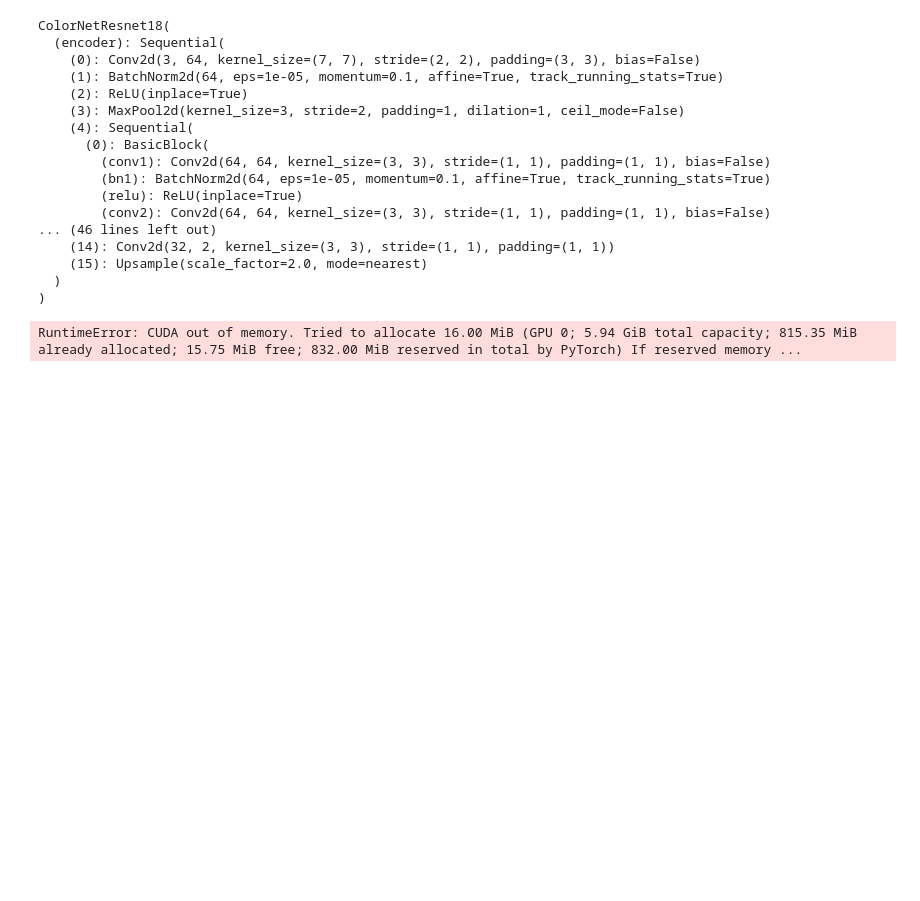
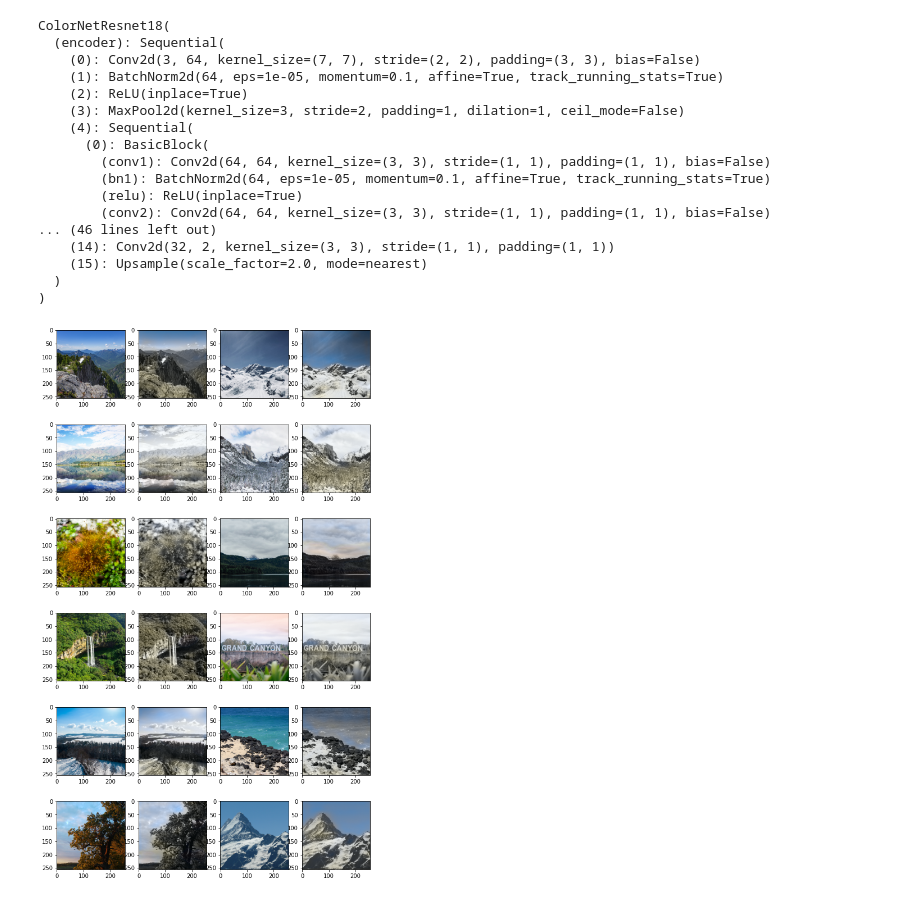
Before and after one commit to laphon/image_colorization, a Jupyter notebook: image_color_.ipynb, the cells around one changed output. Drawn from its saved outputs; the diff is of its cells as text; code cells hidden in the pictures; blank space fills up the shorter version.

Commit message:
try hsv mode

```diff
--- a/image_color_.ipynb
+++ b/image_color_.ipynb
@@ -116,7 +116,7 @@ extractors = {
 model_name = "resnet18"
 extractor = ExtractorResnet152()
 model = models[model_name](mid_input_size=extractor(torch.zeros((1, 1, 256, 256))).shape[1])
-model.load_state_dict(torch.load('models/resnet18_2022-05-22_13:40:31:218825.pth'))
+# model.load_state_dict(torch.load('models/resnet18_2022-05-22_13:40:31:218825.pth'))
 extractor.to(device)
 model.to(device)
 # %% [output]
@@ -151,6 +150,12 @@ lhq256_train, lhq256_test = get_datasets("LHQ256")
 # %%
 time = str(datetime.datetime.now()).replace('.', ':').replace(' ', '_')
 checkpoint_path = f'models/{model_name}_{time}.pth'
+color_mode = 'hsv'
+convert_fn = rgb2lab
+revert_fn = lab2rgb
+if color_mode == 'hsv':
+  convert_fn = rgb2hsv
+  revert_fn = hsv2rgb
 
 def train(model, extractor, train_dataset, plot_name, convert_fn, num_batches=10, batch_size=16, epochs=100, lr=0.1, decay=1e-10):
   losses = []
@@ -165,7 +170,6 @@ def train(model, extractor, train_dataset, plot_name, convert_fn, num_batches=10
         # sample an image batch
         batch_idx = random.choices(np.arange(len(train_dataset)), k=batch_size)
         train_images = [convert_fn(train_dataset[n][0]) for n in batch_idx]
-
         gray_inputs = torch.stack([im[0] for im in train_images]).to(device)
         color_inputs = torch.stack([im[1] for im in train_images]).to(device)
       except:
@@ -208,34 +212,34 @@ def train(model, extractor, train_dataset, plot_name, convert_fn, num_batches=10
         plt.savefig(plot_name)
         plt.close('all')
 # %%
-train(model, extractor, lhq256_train, convert_fn=rgb2lab, num_batches=5, batch_size=16, epochs=2000, lr=0.01, plot_name=f"plots/lab_losses_{time}.png")
+train(model, extractor, lhq256_train, convert_fn=rgb2hsv, num_batches=5, batch_size=16, epochs=2000, lr=0.01, plot_name=f"plots/{model_name}_hsv_losses_{time}.png")
 # %%
 # try predict colors
 pil_image = T.ToPILImage()
-convert_fn = rgb2lab
-revert_fn = lab2rgb
+convert_fn = rgb2hsv
+revert_fn = hsv2rgb
 dataset = lhq256_test
-batch_idx = random.choices(range(len(dataset)), k=4)
+batch_idx = random.choices(range(len(dataset)), k=12)
 test_images = [convert_fn(dataset[n][0]) for n in batch_idx]
 gray_inputs = torch.stack([im[0] for im in test_images]).to(device)
 color_inputs = torch.stack([im[1] for im in test_images]).to(device)
 l_inputs = torch.stack([im[2] for im in test_images]).to(device)
 global_features = extractor(gray_inputs)
 color_outputs = model(gray_inputs, global_features)
 rgb_inputs = torch.stack([dataset[n][0] for n in batch_idx])
 rgb_outputs = torch.stack([revert_fn(l_inputs[i][0], color_outputs[i][0], color_outputs[i][1]) for i in range(len(color_outputs))])
-plt.figure(figsize=(12, 35))
-nrows = len(rgb_outputs)
+plt.figure(figsize=(10, 18))
+nrows = int(len(rgb_outputs) / 2)
 ncols = 4
 for i in range(nrows):
     plt.subplot(nrows, ncols, i*ncols+1)
-    plt.imshow(pil_image(rgb_inputs[i]))
+    plt.imshow(pil_image(rgb_inputs[i*2]))
     plt.subplot(nrows, ncols, i*ncols+2)
-    plt.imshow(pil_image(rgb_outputs[i]))
+    plt.imshow(pil_image(rgb_outputs[i*2]))
     plt.subplot(nrows, ncols, i*ncols+3)
-    plt.imshow(pil_image(rgb_inputs[i]))
+    plt.imshow(pil_image(rgb_inputs[i*2+1]))
     plt.subplot(nrows, ncols, i*ncols+4)
-    plt.imshow(pil_image(rgb_outputs[i]))
-plt.savefig("result.png")
+    plt.imshow(pil_image(rgb_outputs[i*2+1]))
+plt.savefig(f"results_{model_name}_result.png")
 # %% [output]
-RuntimeError: CUDA out of memory. Tried to allocate 16.00 MiB (GPU 0; 5.94 GiB total capacity; 815.35 MiB already allocated; 15.75 MiB free; 832.00 MiB reserved in total by PyTorch) If reserved memory ...
+[figure, added]
```
Also changed, not shown: parts of 2 cells of this notebook, 9 other files.
